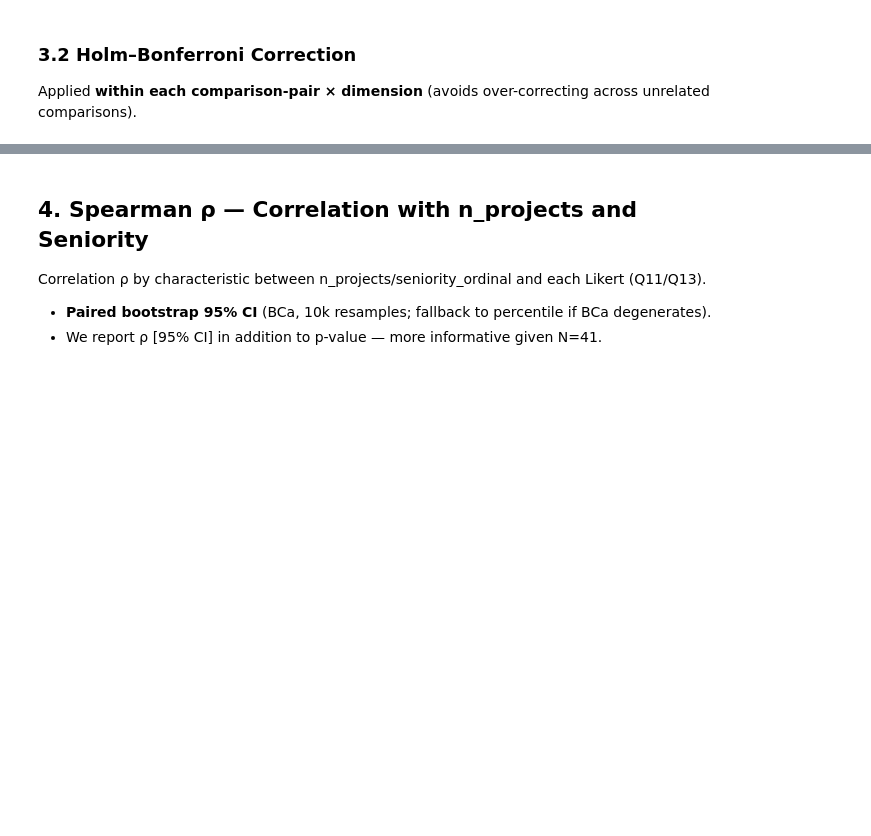
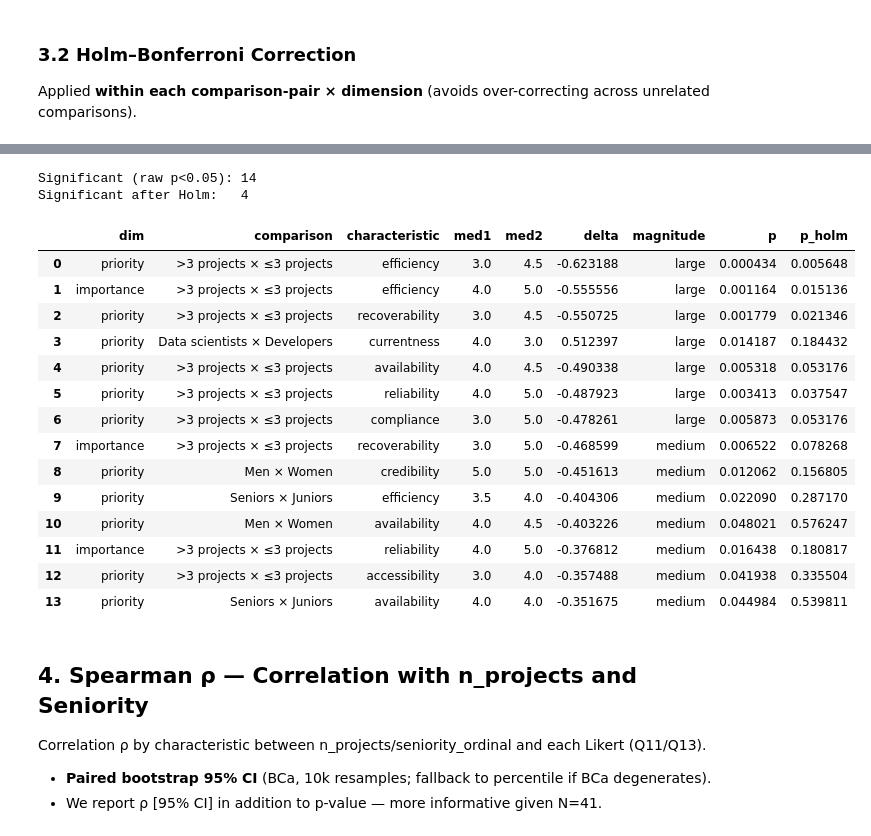
Before and after one commit to reset-ufc/data-quality-requirements-ml-systems, a Jupyter notebook: notebooks/03_inferential.ipynb, the cells around one changed output, grey strips where cells are left out. Drawn from its saved outputs; the diff is of its cells as text; code cells hidden in the pictures; blank space fills up the shorter version.

```diff
--- a/notebooks/03_inferential.ipynb
+++ b/notebooks/03_inferential.ipynb
@@ -147,3 +96,50 @@ importance    >3 projects × ≤3 projects    reliability   4.0   5.0 -0.376812
+# %%
+def add_holm(df: pd.DataFrame) -> pd.DataFrame:
+    out = df.copy()
+    out["p_holm"] = np.nan
+    out["sig_raw"] = out["p"] < 0.05
+    out["sig_holm"] = False
+    for (comp, dim), grp in out.groupby(["comparison", "dim"]):
+        valid = grp["p"].notna()
+        if valid.sum() == 0:
+            continue
+        reject, p_adj, _, _ = multipletests(grp.loc[valid, "p"], method="holm")
+        idx = grp.loc[valid].index
+        out.loc[idx, "p_holm"] = p_adj
+        out.loc[idx, "sig_holm"] = reject
+    return out
+
+tests = add_holm(tests)
+sig_raw  = tests[tests["sig_raw"]]
+sig_holm = tests[tests["sig_holm"]]
+interesting = (tests[(tests["sig_raw"]) & (tests["delta"].abs() >= 0.33)]
+               .sort_values("delta", key=abs, ascending=False))
+
+print(f"Significant (raw p<0.05): {len(sig_raw)}")
+print(f"Significant after Holm:   {len(sig_holm)}")
+# %% [output]
+Significant (raw p<0.05): 14
+Significant after Holm:   4
+# %%
+_disp_cols = ["dim", "comparison", "characteristic", "med1", "med2",
+              "delta", "magnitude", "p", "p_holm"]
+display(interesting[_disp_cols].reset_index(drop=True))
+# %% [output]
+|  | dim | comparison | characteristic | med1 | med2 | delta | magnitude | p | p_holm |
+| 0 | priority | >3 projects × ≤3 projects | efficiency | 3.0 | 4.5 | -0.623188 | large | 0.000434 | 0.005648 |
+| 1 | importance | >3 projects × ≤3 projects | efficiency | 4.0 | 5.0 | -0.555556 | large | 0.001164 | 0.015136 |
+| 2 | priority | >3 projects × ≤3 projects | recoverability | 3.0 | 4.5 | -0.550725 | large | 0.001779 | 0.021346 |
+| 3 | priority | Data scientists × Developers | currentness | 4.0 | 3.0 | 0.512397 | large | 0.014187 | 0.184432 |
+| 4 | priority | >3 projects × ≤3 projects | availability | 4.0 | 4.5 | -0.490338 | large | 0.005318 | 0.053176 |
+| 5 | priority | >3 projects × ≤3 projects | reliability | 4.0 | 5.0 | -0.487923 | large | 0.003413 | 0.037547 |
+| 6 | priority | >3 projects × ≤3 projects | compliance | 3.0 | 5.0 | -0.478261 | large | 0.005873 | 0.053176 |
+| 7 | importance | >3 projects × ≤3 projects | recoverability | 3.0 | 5.0 | -0.468599 | medium | 0.006522 | 0.078268 |
+| 8 | priority | Men × Women | credibility | 5.0 | 5.0 | -0.451613 | medium | 0.012062 | 0.156805 |
+| 9 | priority | Seniors × Juniors | efficiency | 3.5 | 4.0 | -0.404306 | medium | 0.022090 | 0.287170 |
+| 10 | priority | Men × Women | availability | 4.0 | 4.5 | -0.403226 | medium | 0.048021 | 0.576247 |
+| 11 | importance | >3 projects × ≤3 projects | reliability | 4.0 | 5.0 | -0.376812 | medium | 0.016438 | 0.180817 |
+| 12 | priority | >3 projects × ≤3 projects | accessibility | 3.0 | 4.0 | -0.357488 | medium | 0.041938 | 0.335504 |
+| 13 | priority | Seniors × Juniors | availability | 4.0 | 4.0 | -0.351675 | medium | 0.044984 | 0.539811 |
 # %% [markdown]
 ## 4. Spearman ρ — Correlation with n_projects and Seniority
 
```
Also changed, not shown: parts of 26 cells of this notebook.
